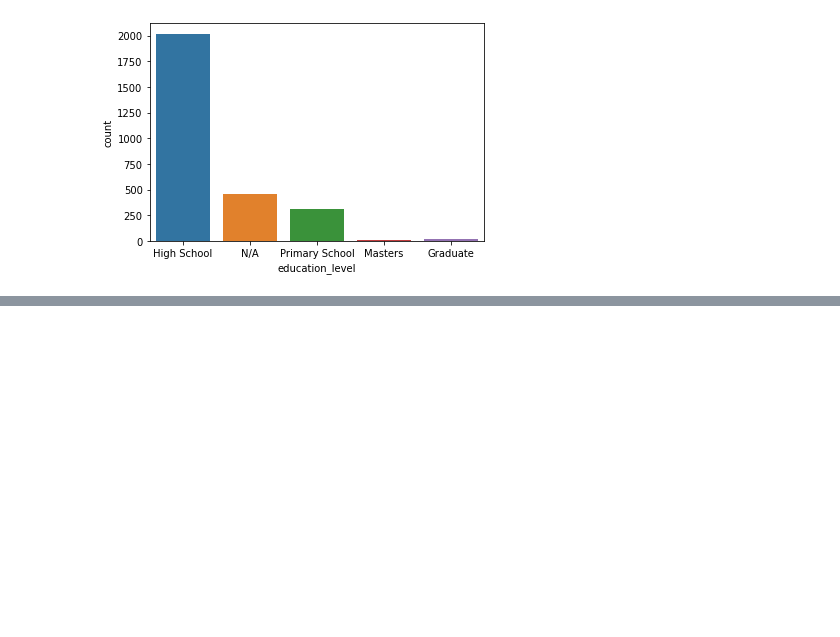
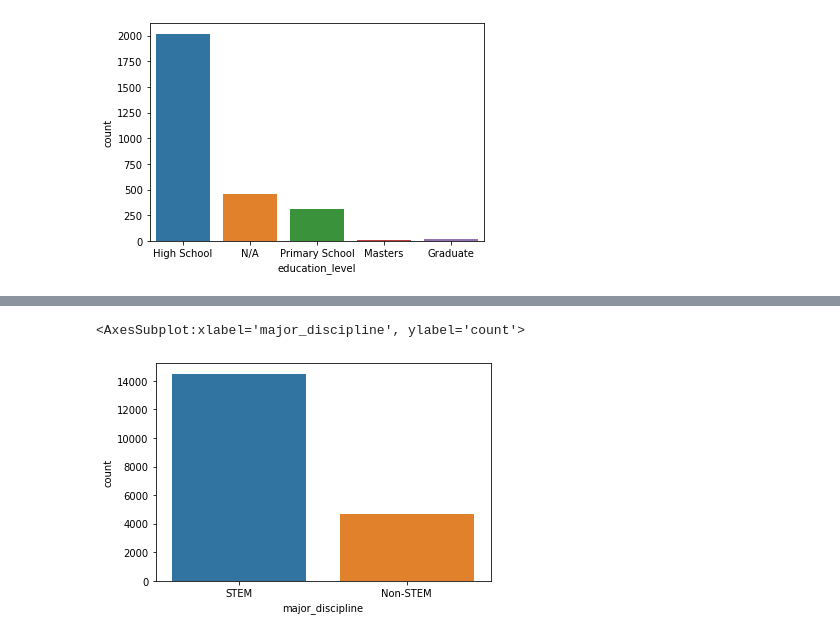
Before and after one commit to faheemrajwadkar/HR-Analytics---Job-Change-Classification-using-CART, a Jupyter notebook: HR Analytics Job Change Classification - CART.ipynb, the cells around one changed output, grey strips where cells are left out. Cells and saved outputs as stored; diff of their text form; code cells hidden in the pictures; blank space fills up the shorter version.

```diff
--- a/HR Analytics Job Change Classification - CART.ipynb
+++ b/HR Analytics Job Change Classification - CART.ipynb
@@ -186,0 +257,7 @@ when `major_discipline` is NULL, `education_level` -
+# %%
+# major_discipline
+df['major_discipline'] = df['major_discipline'].map(lambda x : "STEM" if x == "STEM" else "Non-STEM")
+sns.countplot(df['major_discipline'])
+# %% [output]
+<AxesSubplot:xlabel='major_discipline', ylabel='count'>
+[figure, added]
```
Also changed, not shown: parts of 16 cells of this notebook.
